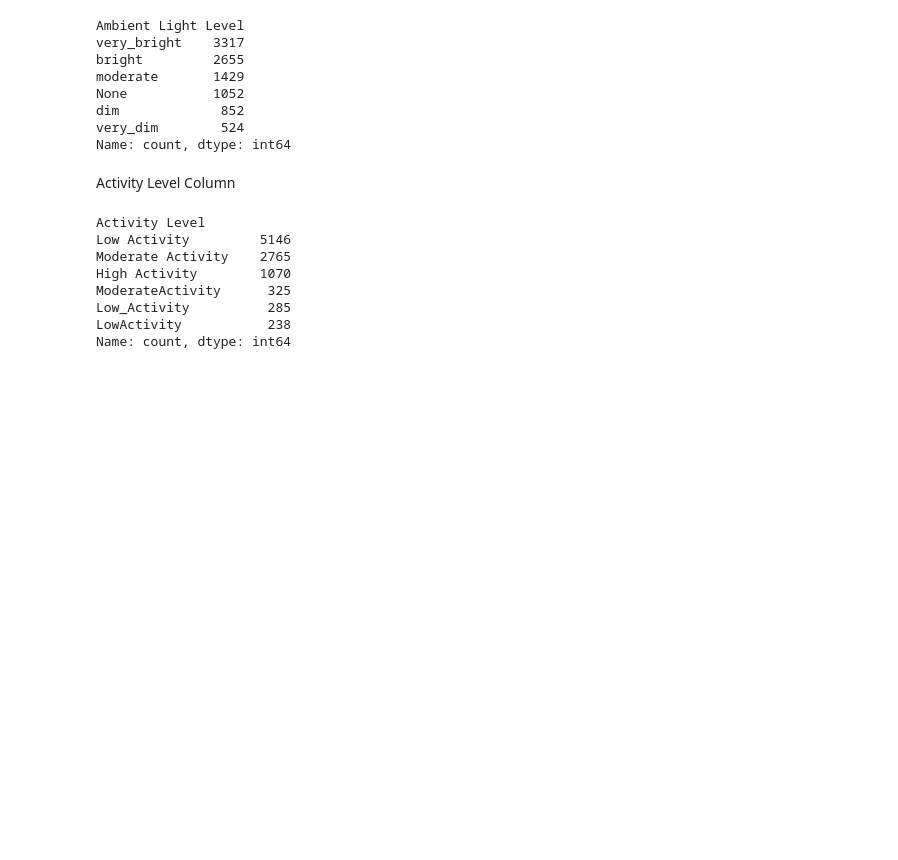
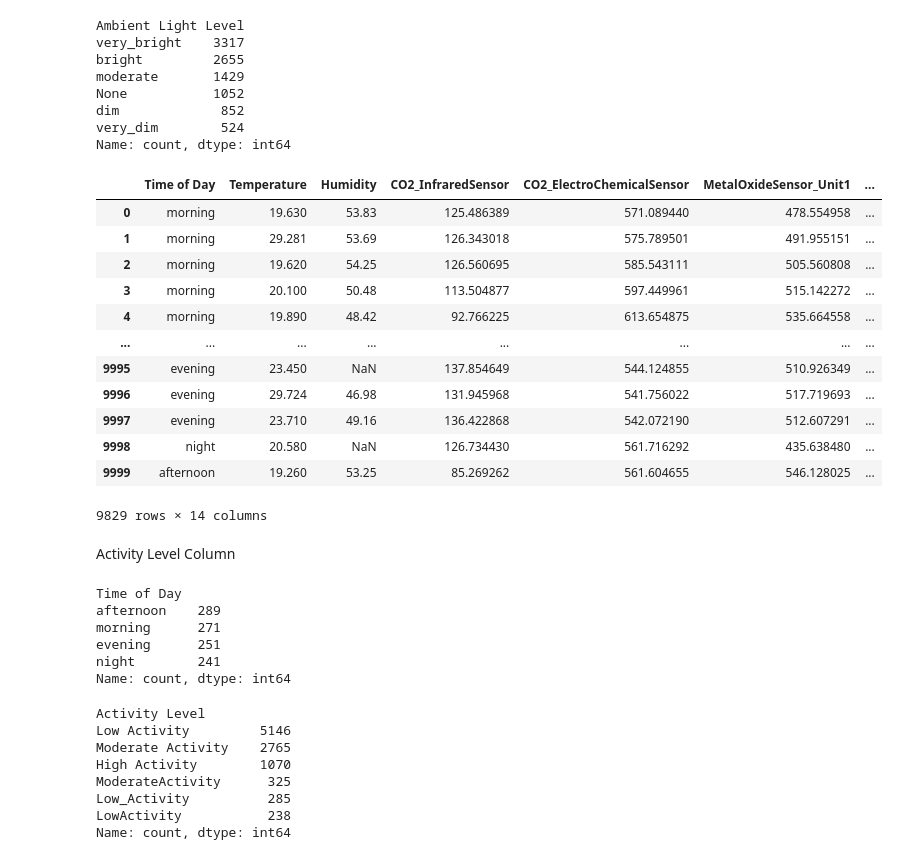
Before and after one commit to NYPJayden/egt307_t1_team5, a Jupyter notebook: notebook/eda.ipynb, the cells around one changed output. Saved outputs shown, nothing was run; the diff lists cells and outputs as text; code cells hidden in the pictures; blank space fills up the shorter version.

```diff
--- a/notebook/eda.ipynb
+++ b/notebook/eda.ipynb
@@ -563,8 +563,33 @@ None           1052
 dim             852
 very_dim        524
 Name: count, dtype: int64
+# %%
+df
+# %% [output]
+|  | Time of Day | Temperature | Humidity | CO2_InfraredSensor | CO2_ElectroChemicalSensor | MetalOxideSensor_Unit1 | ... |
+| 0 | morning | 19.630 | 53.83 | 125.486389 | 571.089440 | 478.554958 | ... |
+| 1 | morning | 29.281 | 53.69 | 126.343018 | 575.789501 | 491.955151 | ... |
+| 2 | morning | 19.620 | 54.25 | 126.560695 | 585.543111 | 505.560808 | ... |
+| 3 | morning | 20.100 | 50.48 | 113.504877 | 597.449961 | 515.142272 | ... |
+| 4 | morning | 19.890 | 48.42 | 92.766225 | 613.654875 | 535.664558 | ... |
+| ... | ... | ... | ... | ... | ... | ... | ... |
+| 9995 | evening | 23.450 | NaN | 137.854649 | 544.124855 | 510.926349 | ... |
+| 9996 | evening | 29.724 | 46.98 | 131.945968 | 541.756022 | 517.719693 | ... |
+| 9997 | evening | 23.710 | 49.16 | 136.422868 | 542.072190 | 512.607291 | ... |
+| 9998 | night | 20.580 | NaN | 126.734430 | 561.716292 | 435.638480 | ... |
+| 9999 | afternoon | 19.260 | 53.25 | 85.269262 | 561.604655 | 546.128025 | ... |
+9829 rows × 14 columns
 # %% [markdown]
 Activity Level Column
+# %%
+df[df["Ambient Light Level"].isna()]["Time of Day"].value_counts()
+# %% [output]
+Time of Day
+afternoon    289
+morning      271
+evening      251
+night        241
+Name: count, dtype: int64
 # %%
 df["Activity Level"].value_counts()
 # %% [output]
```
Also changed, not shown: 1 other file.
